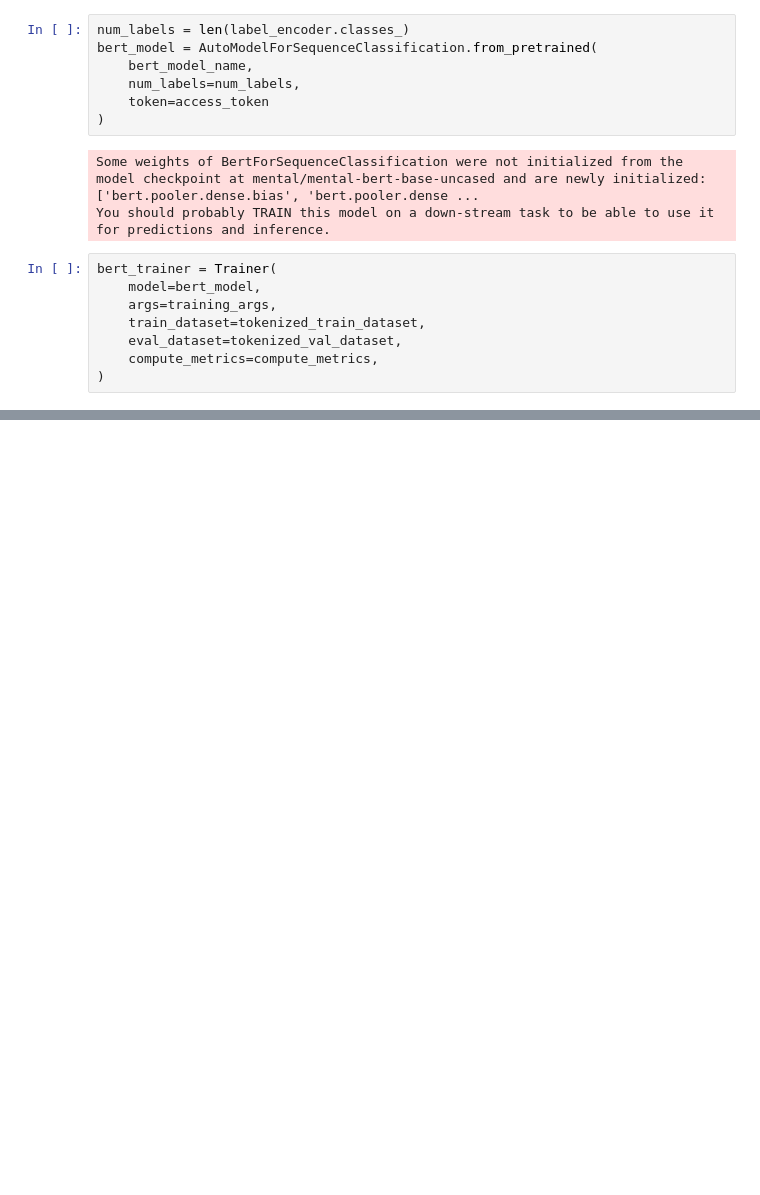
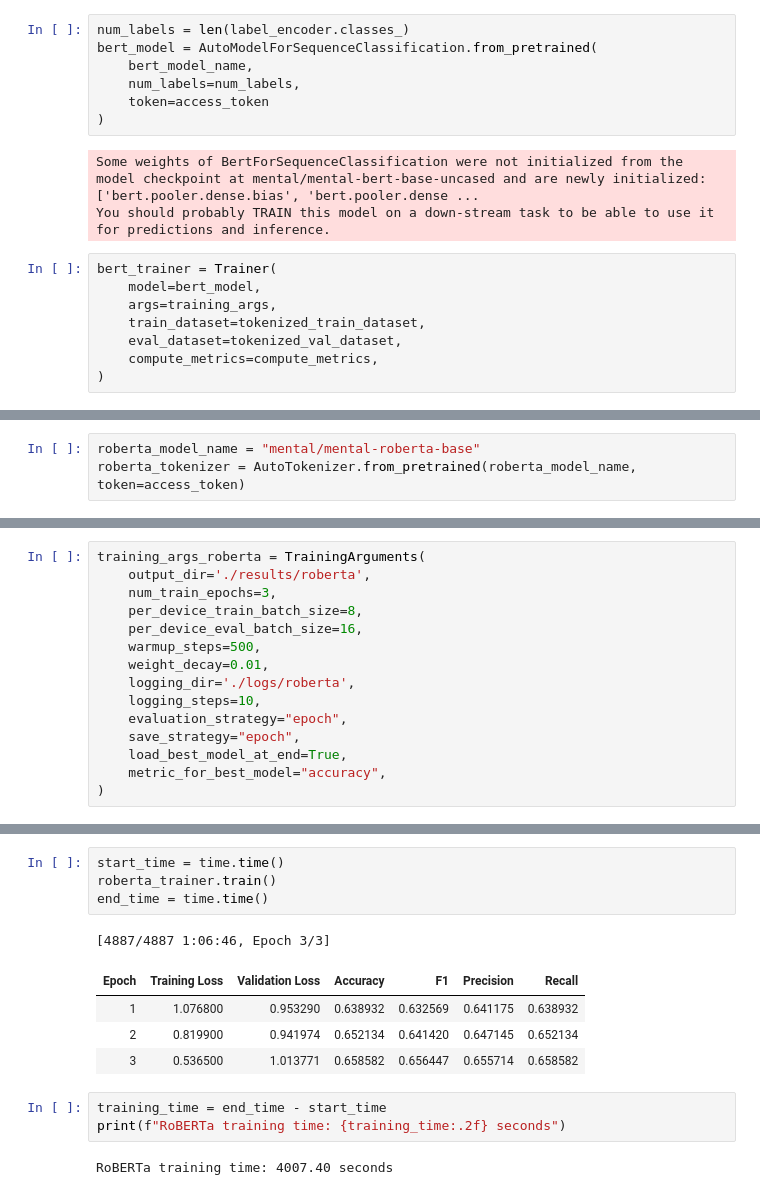
Before and after one commit to itmesneha/Subreddit-Sentinel, a Jupyter notebook: model_selection/Transformers.ipynb, the cells around one changed output, grey strips where cells are left out. Drawn from its saved outputs; the diff is of its cells as text; blank space fills up the shorter version.

```diff
--- a/model_selection/Transformers.ipynb
+++ b/model_selection/Transformers.ipynb
@@ -165,0 +233,3 @@ KeyboardInterrupt:
+# %%
+roberta_model_name = "mental/mental-roberta-base"
+roberta_tokenizer = AutoTokenizer.from_pretrained(roberta_model_name, token=access_token)
@@ -165,0 +249,15 @@ KeyboardInterrupt:
+# %%
+training_args_roberta = TrainingArguments(
+    output_dir='./results/roberta',
+    num_train_epochs=3,
+    per_device_train_batch_size=8,
+    per_device_eval_batch_size=16,
+    warmup_steps=500,
+    weight_decay=0.01,
+    logging_dir='./logs/roberta',
+    logging_steps=10,
+    evaluation_strategy="epoch",
+    save_strategy="epoch",
+    load_best_model_at_end=True,
+    metric_for_best_model="accuracy",
+)
@@ -165,0 +281,15 @@ KeyboardInterrupt:
+# %%
+start_time = time.time()
+roberta_trainer.train()
+end_time = time.time()
+# %% [output]
+[4887/4887 1:06:46, Epoch 3/3]
+| Epoch | Training Loss | Validation Loss | Accuracy | F1 | Precision | Recall |
+| 1 | 1.076800 | 0.953290 | 0.638932 | 0.632569 | 0.641175 | 0.638932 |
+| 2 | 0.819900 | 0.941974 | 0.652134 | 0.641420 | 0.647145 | 0.652134 |
+| 3 | 0.536500 | 1.013771 | 0.658582 | 0.656447 | 0.655714 | 0.658582 |
+# %%
+training_time = end_time - start_time
+print(f"RoBERTa training time: {training_time:.2f} seconds")
+# %% [output]
+RoBERTa training time: 4007.40 seconds
```
Also changed, not shown: parts of 25 cells of this notebook.
